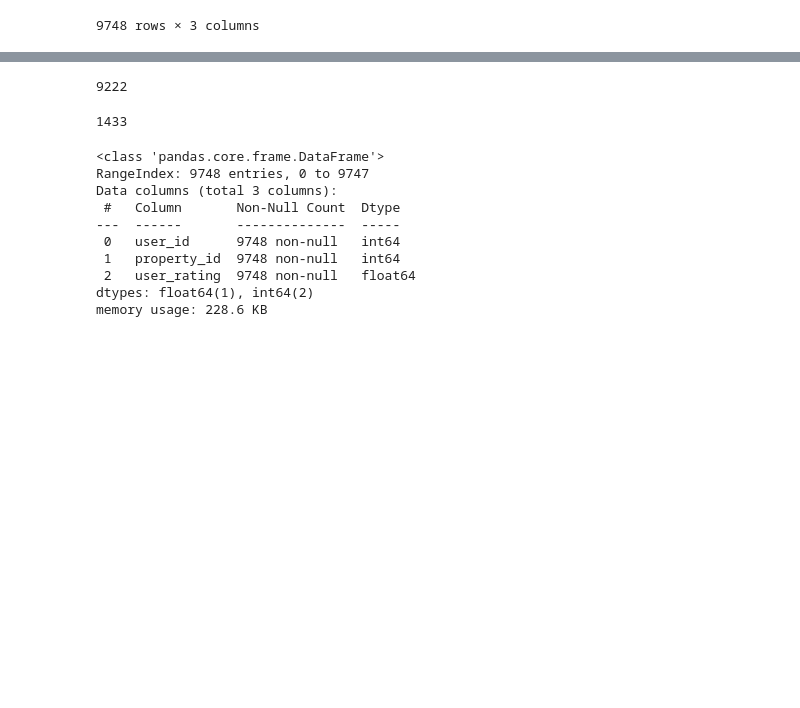
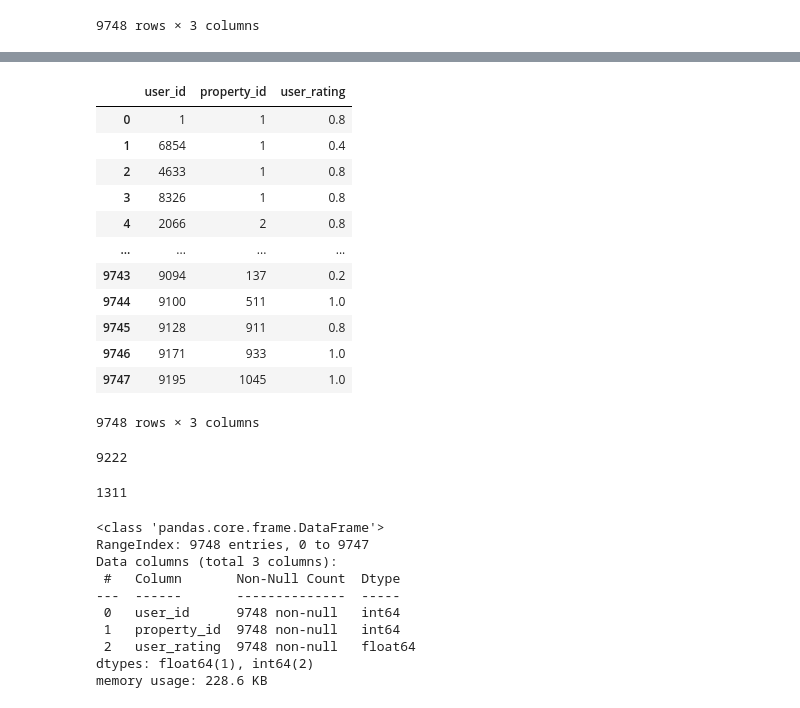
Before and after one commit to zulfauzi92/Hotel_Recomendation_Model_Traveloka, a Jupyter notebook: Recomendation Model/Collaborative - Customize Architecture.ipynb, the cells around one changed output, grey strips where cells are left out. Cells and saved outputs as stored; diff of their text form; code cells hidden in the pictures; blank space fills up the shorter version.

```diff
--- a/Recomendation Model/Collaborative - Customize Architecture.ipynb
+++ b/Recomendation Model/Collaborative - Customize Architecture.ipynb
@@ -63,6 +64,8 @@ df['user_rating'] = df['user_rating'] / 5
 # %%
 # df['user_id'] = df['user_id'] / max(df['user_id'])
 # df['property_id'] = df['property_id'] / max(df['property_id'])
+# df = df[df.property_id < 1312]
+more = df[df.property_id > 1311]
 df
 # %% [output]
 |  | user_id | property_id | user_rating |
@@ -84,0 +84,3 @@ df.shape
+# %%
+more = more['property_id']
+more.values
@@ -84,0 +100,11 @@ df.shape
+# %%
+replace_val = []
+
+for i in range(len(more)):
+  n = random.randint(1,1311)
+  replace_val.append(n)
+
+test = np.array(replace_val)
+test
+# n_users = len(df.user_id.unique())
+# n_users
@@ -85,13 +124,31 @@ df.shape
+# %%
+df['property_id'] = df['property_id'].replace(more.values, test)
+df
+# %% [output]
+|  | user_id | property_id | user_rating |
+| 0 | 1 | 1 | 0.8 |
+| 1 | 6854 | 1 | 0.4 |
+| 2 | 4633 | 1 | 0.8 |
+| 3 | 8326 | 1 | 0.8 |
+| 4 | 2066 | 2 | 0.8 |
+| ... | ... | ... | ... |
+| 9743 | 9094 | 137 | 0.2 |
+| 9744 | 9100 | 511 | 1.0 |
+| 9745 | 9128 | 911 | 0.8 |
+| 9746 | 9171 | 933 | 1.0 |
+| 9747 | 9195 | 1045 | 1.0 |
+9748 rows × 3 columns
 # %%
 n_users = len(df.user_id.unique())
 n_users
 # %% [output]
 9222
 # %%
+
 n_hotels = len(df.property_id.unique())
 n_hotels
 # %% [output]
-1433
+1311
 # %%
 df.info()
 # %% [output]
```
Also changed, not shown: parts of 24 cells of this notebook.
